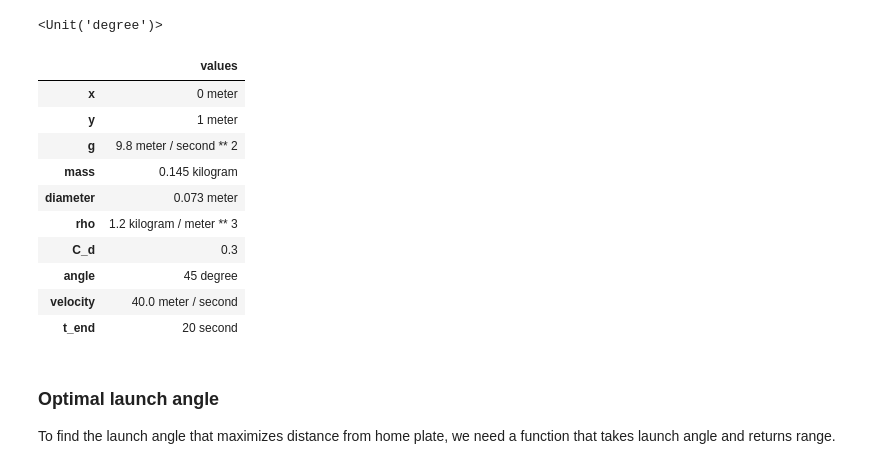
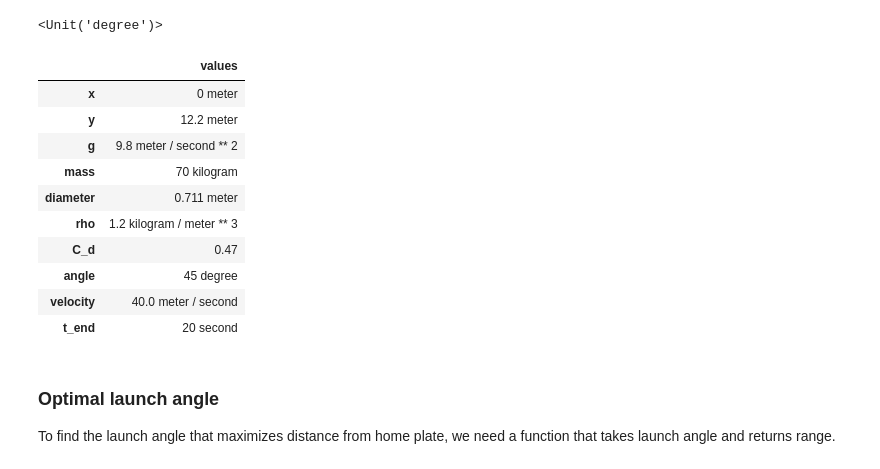
Before and after one commit to MellieZito/Project-3, a Jupyter notebook: code/OlinLaunch.ipynb, the cells around one changed output. Saved outputs shown, nothing was run; the diff lists cells and outputs as text; code cells hidden in the pictures.

```diff
--- a/code/OlinLaunch.ipynb
+++ b/code/OlinLaunch.ipynb
@@ -25,25 +23,25 @@ degree = UNITS.degree
 # %% [output]
 <Unit('degree')>
 # %%
-params = Params(x = 0 * m,
-                y = 1 * m,
-                g = 9.8 * m/s**2,
-                mass = 145e-3 * kg,
-                diameter = 73e-3 * m,
-                rho = 1.2 * kg/m**3,
-                C_d = 0.3,
-                angle = 45 * degree,
-                velocity = 40 * m / s,
-                t_end = 20 * s)
+params = Params(x = 0 * m, #original x position
+                y = 12.2 * m, #original y position (12.2 is the height of the edge of West Hall)
+                g = 9.8 * m/s**2, #acceleration due to gravity
+                mass = 70 * kg, #average mass of a human adult
+                diameter = 0.711 * m, #average diameter of a balled-up human (based off Annie)
+                rho = 1.2 * kg/m**3, #density of air
+                C_d = 0.47, #drag coefficient of a sphere
+                angle = 45 * degree, #initial launch angle
+                velocity = 40 * m / s, #initial launch velocity
+                t_end = 20 * s) #point at which to end the simulation
 # %% [output]
 |  | values |
 | x | 0 meter |
-| y | 1 meter |
+| y | 12.2 meter |
 | g | 9.8 meter / second ** 2 |
-| mass | 0.145 kilogram |
-| diameter | 0.073 meter |
+| mass | 70 kilogram |
+| diameter | 0.711 meter |
 | rho | 1.2 kilogram / meter ** 3 |
-| C_d | 0.3 |
+| C_d | 0.47 |
 | angle | 45 degree |
 | velocity | 40.0 meter / second |
 | t_end | 20 second |
```
Also changed, not shown: parts of 2 cells of this notebook.
